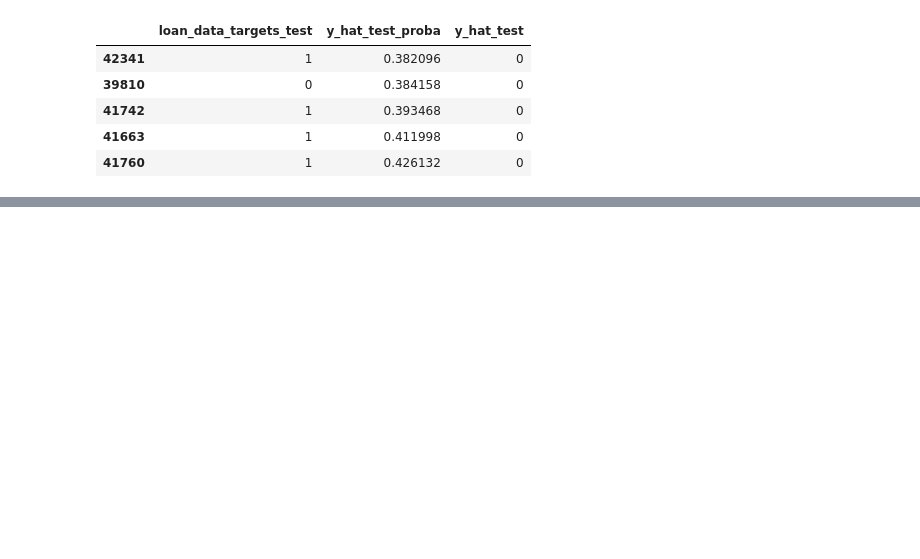
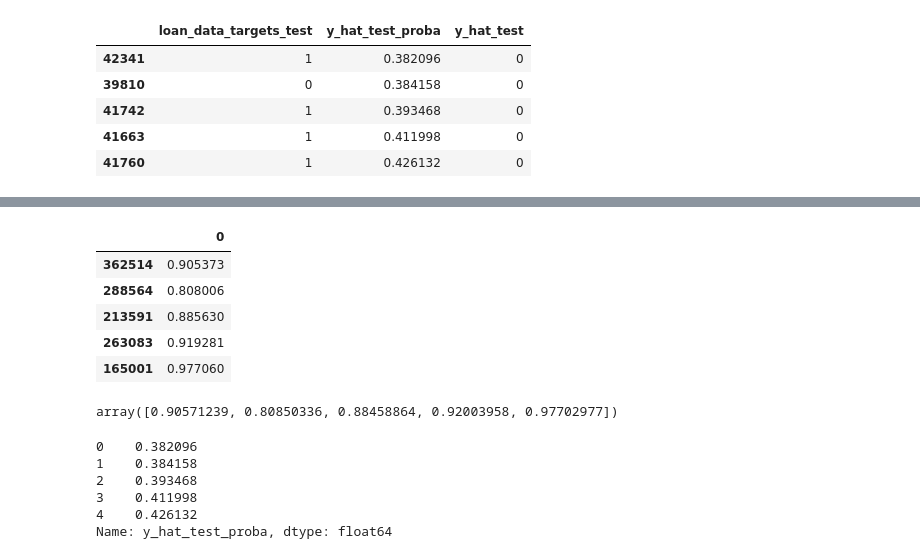
Before and after one commit to shruti-sriniv/Cred-Risk, a Jupyter notebook: PD-Model.ipynb, the cells around one changed output, grey strips where cells are left out. Drawn from its saved outputs; the diff is of its cells as text; code cells hidden in the pictures; blank space fills up the shorter version.

```diff
--- a/PD-Model.ipynb
+++ b/PD-Model.ipynb
@@ -1507,0 +1528,27 @@ y_scores = inputs_test_with_ref_cat_w_intercept.dot(scorecard_scores)
+# %%
+# Reverse Engineering the formula to turn it back into Prob of default
+
+sum_coef_from_score = ((y_scores - min_score) / (max_score - min_score)) * (max_sum_coef - min_sum_coef) + min_sum_coef
+# %%
+y_hat_proba_from_score = np.exp(sum_coef_from_score) / (np.exp(sum_coef_from_score) + 1)
+y_hat_proba_from_score.head()
+# %% [output]
+|  | 0 |
+| 362514 | 0.905373 |
+| 288564 | 0.808006 |
+| 213591 | 0.885630 |
+| 263083 | 0.919281 |
+| 165001 | 0.977060 |
+# %%
+y_hat_test_proba[0: 5]
+# %% [output]
+array([0.90571239, 0.80850336, 0.88458864, 0.92003958, 0.97702977])
+# %%
+df_actual_predicted_probs['y_hat_test_proba'].head()
+# %% [output]
+0    0.382096
+1    0.384158
+2    0.393468
+3    0.411998
+4    0.426132
+Name: y_hat_test_proba, dtype: float64
```
Also changed, not shown: parts of 137 cells of this notebook.
